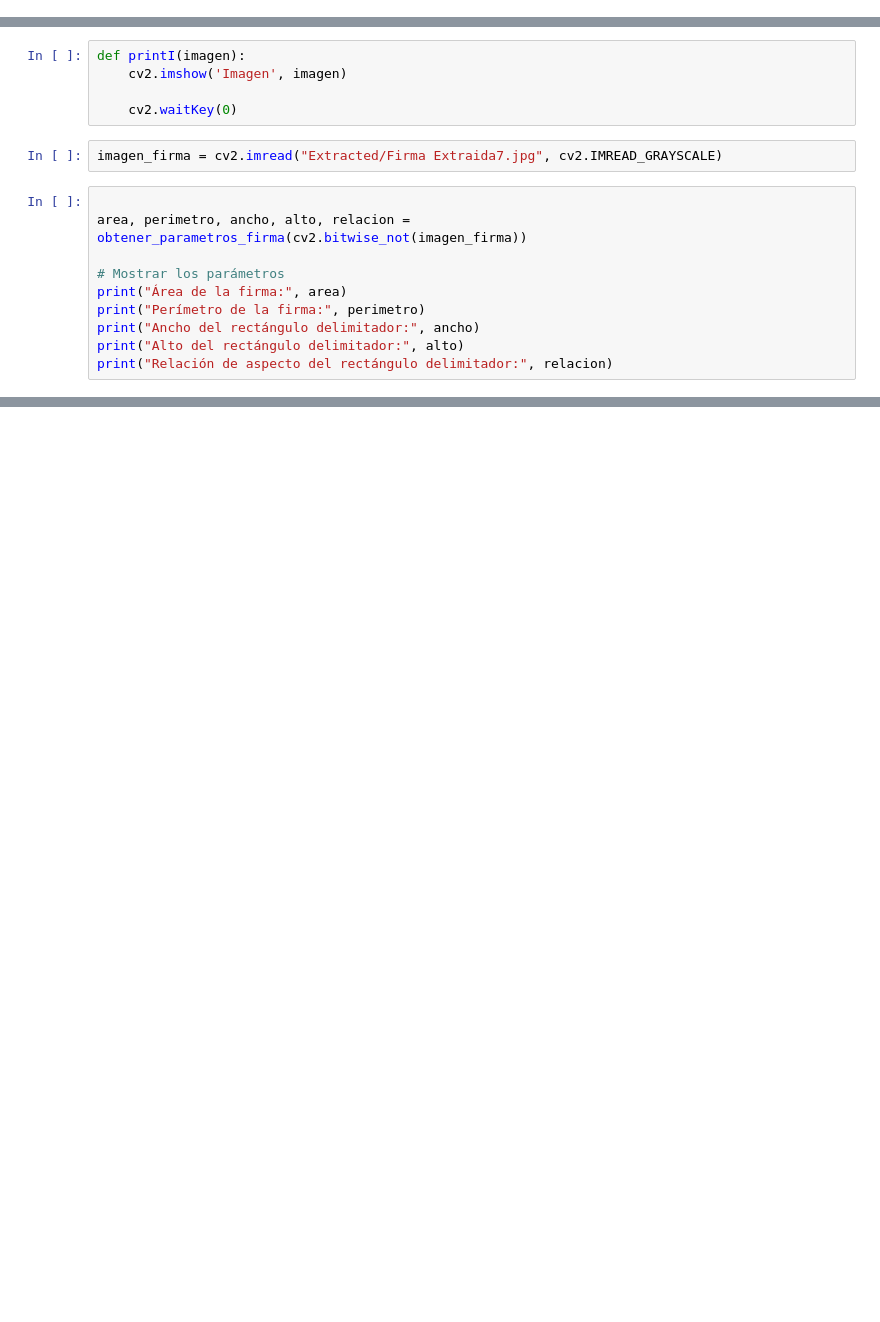
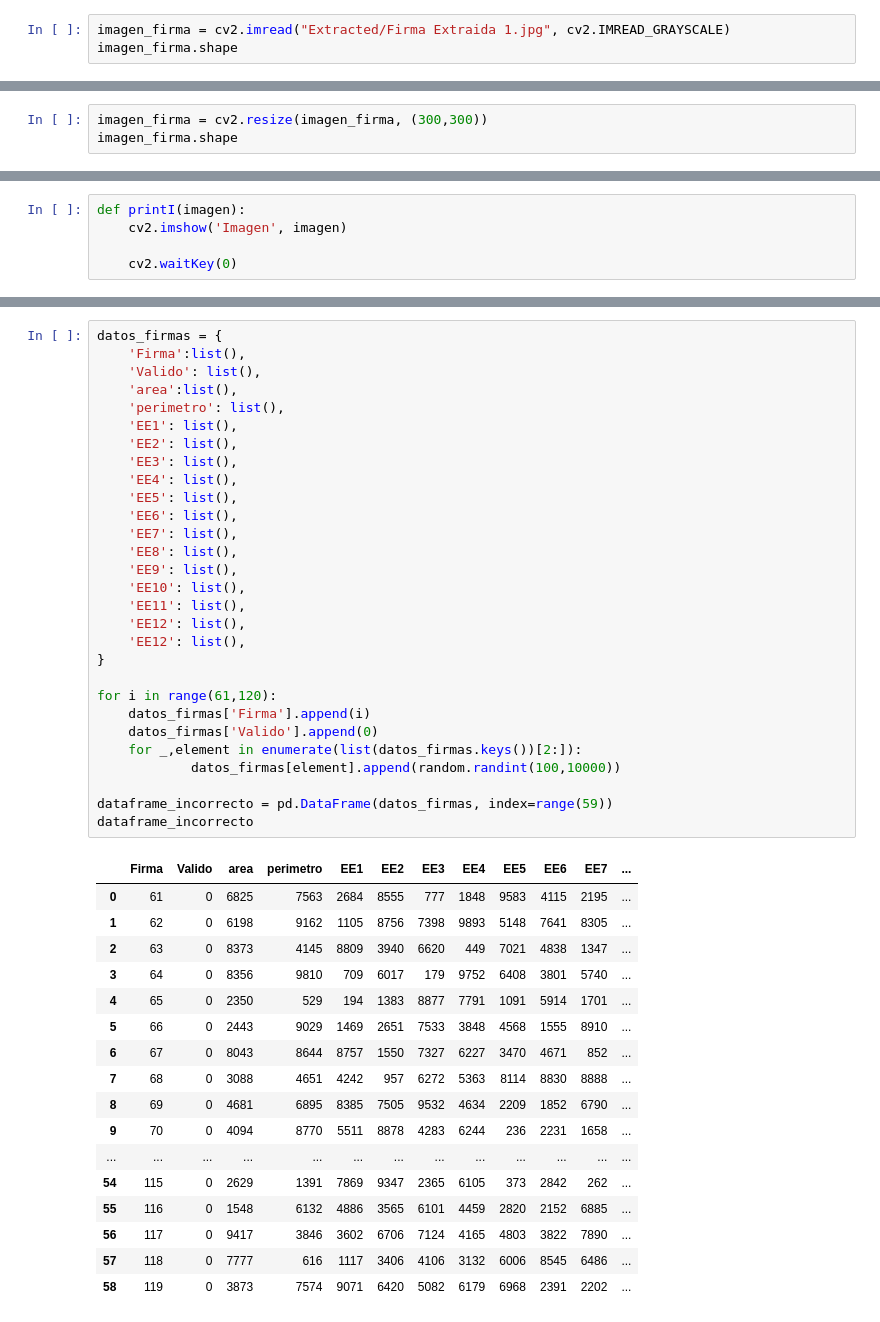
Before and after one commit to AntoMB3/Machine_learning_uaa, a Jupyter notebook: Red_Neuronal_detectar_firmas.ipynb, the cells around one changed output, grey strips where cells are left out. Cells and saved outputs as stored; diff of their text form; blank space fills up the shorter version.

```diff
--- a/Red_Neuronal_detectar_firmas.ipynb
+++ b/Red_Neuronal_detectar_firmas.ipynb
@@ -5,0 +20,3 @@ import numpy as np
+# %%
+imagen_firma = cv2.imread("Extracted/Firma Extraida 1.jpg", cv2.IMREAD_GRAYSCALE)
+imagen_firma.shape
@@ -5,0 +28,3 @@ import numpy as np
+# %%
+imagen_firma = cv2.resize(imagen_firma, (300,300))
+imagen_firma.shape
@@ -26,15 +73,3 @@ def printI(imagen):
     cv2.imshow('Imagen', imagen)
 
     cv2.waitKey(0)
-# %%
-imagen_firma = cv2.imread("Extracted/Firma Extraida7.jpg", cv2.IMREAD_GRAYSCALE)
-# %%
-
-area, perimetro, ancho, alto, relacion = obtener_parametros_firma(cv2.bitwise_not(imagen_firma))
-
-# Mostrar los parámetros
-print("Área de la firma:", area)
-print("Perímetro de la firma:", perimetro)
-print("Ancho del rectángulo delimitador:", ancho)
-print("Alto del rectángulo delimitador:", alto)
-print("Relación de aspecto del rectángulo delimitador:", relacion)
@@ -72,0 +321,47 @@ Vector de características de trazos curvos:
+# %%
+datos_firmas = {
+    'Firma':list(),
+    'Valido': list(),
+    'area':list(),
+    'perimetro': list(),
+    'EE1': list(),
+    'EE2': list(),
+    'EE3': list(),
+    'EE4': list(),
+    'EE5': list(),
+    'EE6': list(),
+    'EE7': list(),
+    'EE8': list(),
+    'EE9': list(),
+    'EE10': list(),
+    'EE11': list(),
+    'EE12': list(),
+    'EE12': list(),
+}
+
+for i in range(61,120):
+    datos_firmas['Firma'].append(i)
+    datos_firmas['Valido'].append(0)
+    for _,element in enumerate(list(datos_firmas.keys())[2:]):
+            datos_firmas[element].append(random.randint(100,10000))
+
+dataframe_incorrecto = pd.DataFrame(datos_firmas, index=range(59))
+dataframe_incorrecto
+# %% [output]
+|  | Firma | Valido | area | perimetro | EE1 | EE2 | EE3 | EE4 | EE5 | EE6 | EE7 | ... |
+| 0 | 61 | 0 | 6825 | 7563 | 2684 | 8555 | 777 | 1848 | 9583 | 4115 | 2195 | ... |
+| 1 | 62 | 0 | 6198 | 9162 | 1105 | 8756 | 7398 | 9893 | 5148 | 7641 | 8305 | ... |
+| 2 | 63 | 0 | 8373 | 4145 | 8809 | 3940 | 6620 | 449 | 7021 | 4838 | 1347 | ... |
+| 3 | 64 | 0 | 8356 | 9810 | 709 | 6017 | 179 | 9752 | 6408 | 3801 | 5740 | ... |
+| 4 | 65 | 0 | 2350 | 529 | 194 | 1383 | 8877 | 7791 | 1091 | 5914 | 1701 | ... |
+| 5 | 66 | 0 | 2443 | 9029 | 1469 | 2651 | 7533 | 3848 | 4568 | 1555 | 8910 | ... |
+| 6 | 67 | 0 | 8043 | 8644 | 8757 | 1550 | 7327 | 6227 | 3470 | 4671 | 852 | ... |
+| 7 | 68 | 0 | 3088 | 4651 | 4242 | 957 | 6272 | 5363 | 8114 | 8830 | 8888 | ... |
+| 8 | 69 | 0 | 4681 | 6895 | 8385 | 7505 | 9532 | 4634 | 2209 | 1852 | 6790 | ... |
+| 9 | 70 | 0 | 4094 | 8770 | 5511 | 8878 | 4283 | 6244 | 236 | 2231 | 1658 | ... |
+| ... | ... | ... | ... | ... | ... | ... | ... | ... | ... | ... | ... | ... |
+| 54 | 115 | 0 | 2629 | 1391 | 7869 | 9347 | 2365 | 6105 | 373 | 2842 | 262 | ... |
+| 55 | 116 | 0 | 1548 | 6132 | 4886 | 3565 | 6101 | 4459 | 2820 | 2152 | 6885 | ... |
+| 56 | 117 | 0 | 9417 | 3846 | 3602 | 6706 | 7124 | 4165 | 4803 | 3822 | 7890 | ... |
+| 57 | 118 | 0 | 7777 | 616 | 1117 | 3406 | 4106 | 3132 | 6006 | 8545 | 6486 | ... |
+| 58 | 119 | 0 | 3873 | 7574 | 9071 | 6420 | 5082 | 6179 | 6968 | 2391 | 2202 | ... |
```
Also changed, not shown: parts of 51 cells of this notebook, 20 other files.
